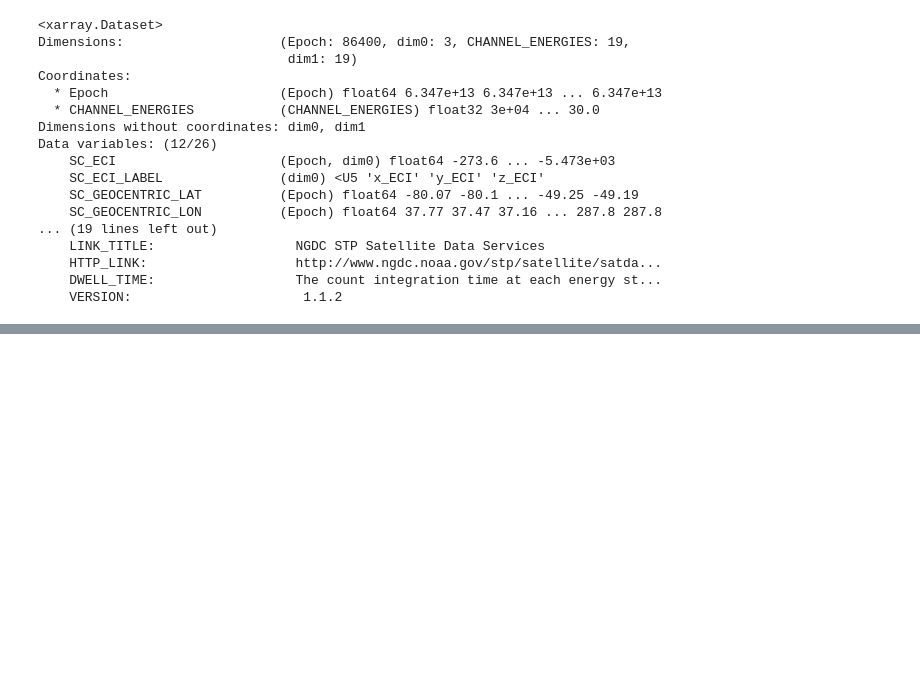
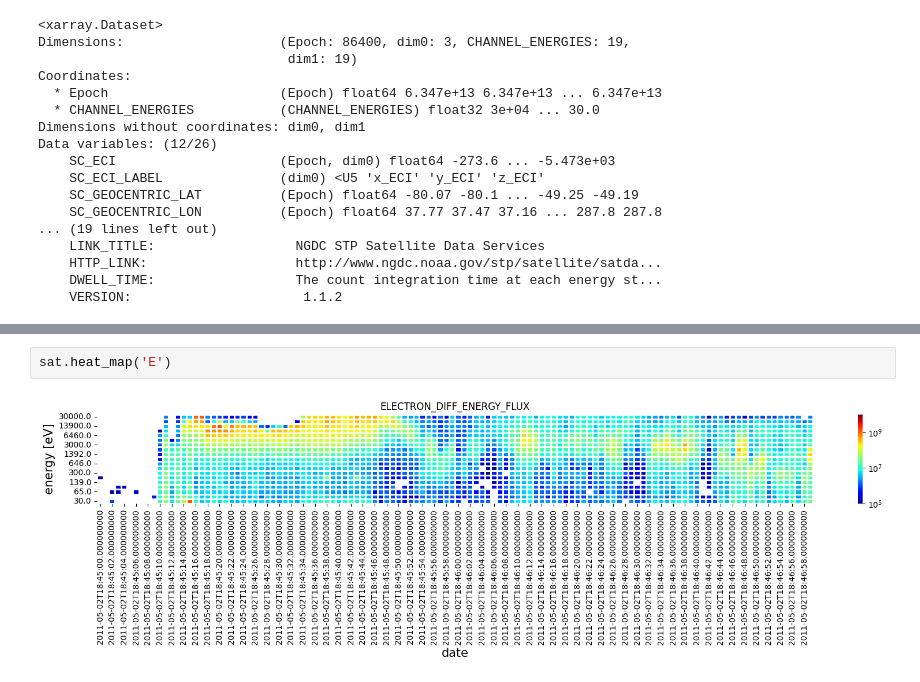
Before and after one commit to umeyuu/Prediction-of-Satellite-Potential-Using-Solar-Wind-Data, a Jupyter notebook: satelite_data.ipynb, the cells around one changed output, grey strips where cells are left out. Drawn from its saved outputs; the diff is of its cells as text; blank space fills up the shorter version.

```diff
--- a/satelite_data.ipynb
+++ b/satelite_data.ipynb
@@ -156,0 +145,4 @@ def detect_charge(ion, electron):
+# %%
+sat.heat_map('E')
+# %% [output]
+[figure, added]
```
Also changed, not shown: parts of 26 cells of this notebook.
